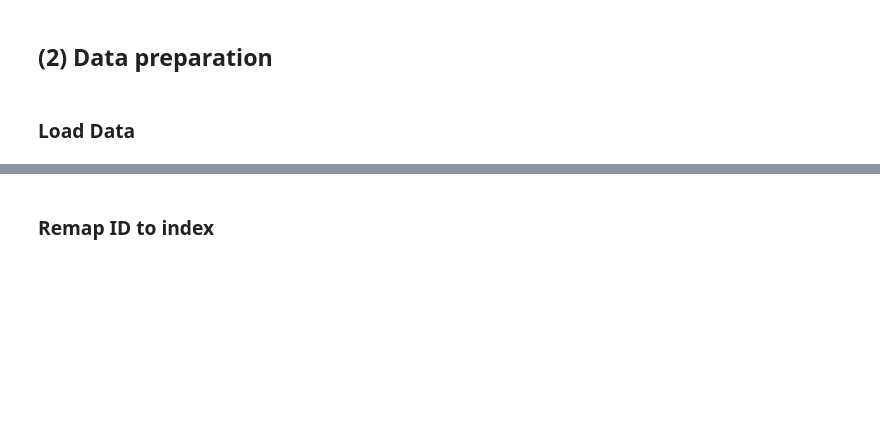
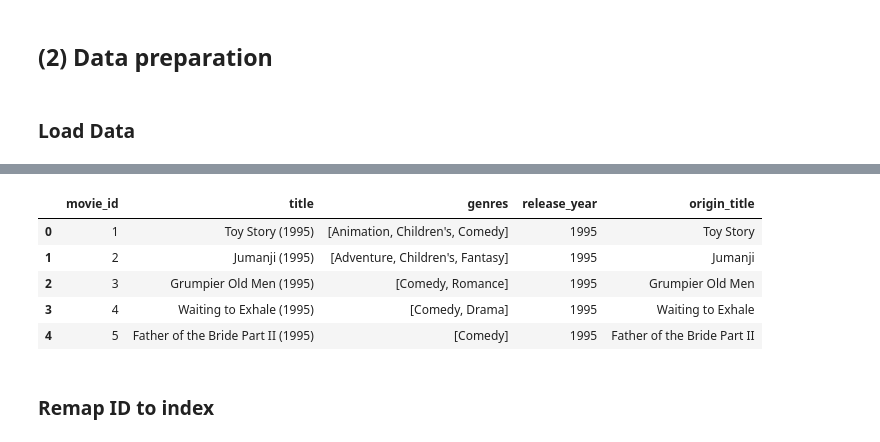
Before and after one commit to Nelsonlin0321/ml-bst-movielens1m-recommender-training, a Jupyter notebook: notebooks/10-data-preparation.ipynb, the cells around one changed output, grey strips where cells are left out. Drawn from its saved outputs; the diff is of its cells as text; code cells hidden in the pictures; blank space fills up the shorter version.

Commit message:
save movie info

```diff
--- a/notebooks/10-data-preparation.ipynb
+++ b/notebooks/10-data-preparation.ipynb
@@ -58,0 +69,25 @@ movies = pd.read_csv(
+# %%
+def extract_release_year(title):
+    pattern = r"\((\d{4})\)"
+
+    match = re.search(pattern, title)
+    year = match.group(1)
+    return int(year)
+# %%
+movies_info = movies.copy()
+movies_info['release_year'] = movies_info['title'].apply(
+    lambda x: extract_release_year(x))
+movies_info['genres'] = movies_info['genres'].apply(lambda x: x.split("|"))
+# %%
+pattern = r"\s*\(\d{4}\)"
+movies_info['origin_title'] = movies_info['title'].apply(
+    lambda x: re.sub(pattern, "", x))
+# %%
+movies_info.head()
+# %% [output]
+|  | movie_id | title | genres | release_year | origin_title |
+| 0 | 1 | Toy Story (1995) | [Animation, Children's, Comedy] | 1995 | Toy Story |
+| 1 | 2 | Jumanji (1995) | [Adventure, Children's, Fantasy] | 1995 | Jumanji |
+| 2 | 3 | Grumpier Old Men (1995) | [Comedy, Romance] | 1995 | Grumpier Old Men |
+| 3 | 4 | Waiting to Exhale (1995) | [Comedy, Drama] | 1995 | Waiting to Exhale |
+| 4 | 5 | Father of the Bride Part II (1995) | [Comedy] | 1995 | Father of the Bride Part II |
```
Also changed, not shown: parts of 4 cells of this notebook, 2 other files.
